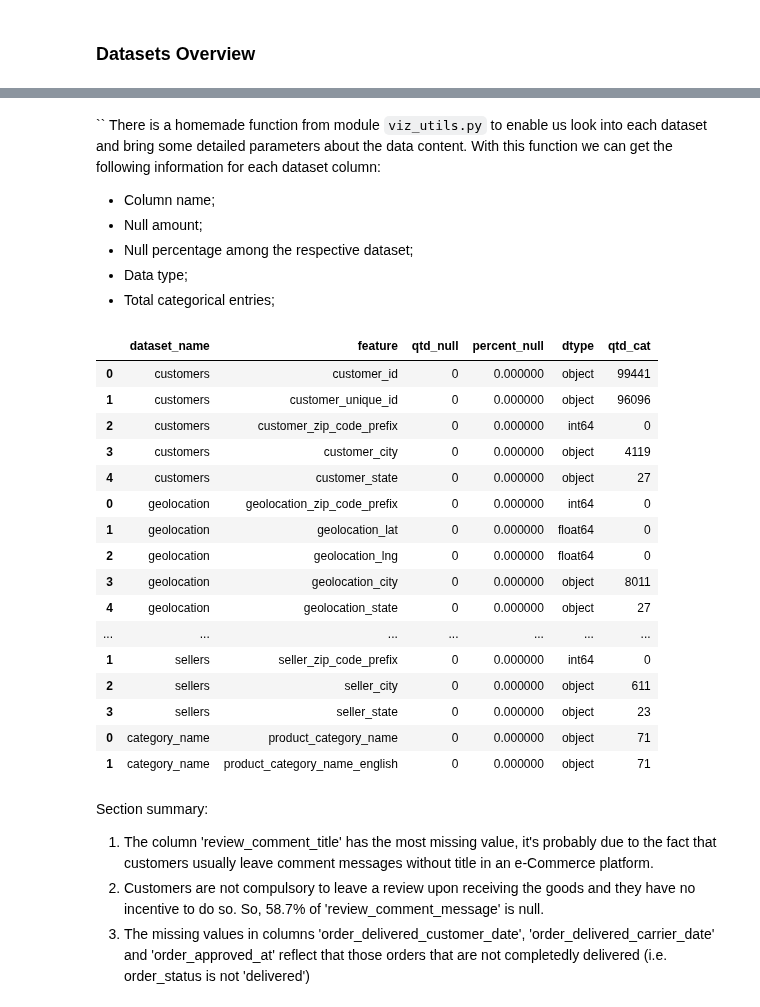
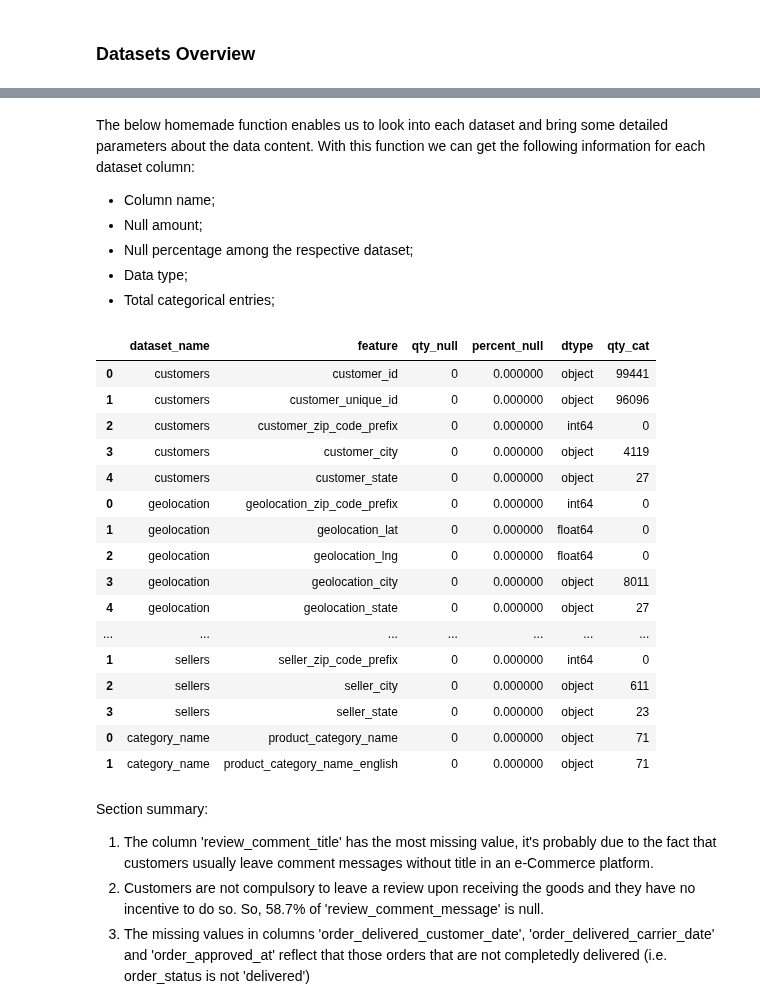
Before and after one commit to Janet-THY/GA_Projects, a Jupyter notebook: e-commerce_analysis_time_series_demand_forecasting/codes/01_Introduction_Data_Joining.ipynb, the cells around one changed output, grey strips where cells are left out. Cells and saved outputs as stored; diff of their text form; code cells hidden in the pictures.

```diff
--- a/e-commerce_analysis_time_series_demand_forecasting/codes/01_Introduction_Data_Joining.ipynb
+++ b/e-commerce_analysis_time_series_demand_forecasting/codes/01_Introduction_Data_Joining.ipynb
@@ -127,15 +127,15 @@ pd.set_option('display.max_colwidth', None)
 ## Load datasets
 # %%
 # Load all datasets
-customers_df = pd.read_csv('./datasets/olist_customers_dataset.csv')
-geolocation_df = pd.read_csv('./datasets/olist_geolocation_dataset.csv')
-order_items_df = pd.read_csv('./datasets/olist_order_items_dataset.csv')
-order_payments_df = pd.read_csv('./datasets/olist_order_payments_dataset.csv')
-order_reviews_df = pd.read_csv('./datasets/olist_order_reviews_dataset.csv')
-orders_df = pd.read_csv('./datasets/olist_orders_dataset.csv')
-products_df = pd.read_csv('./datasets/olist_products_dataset.csv')
-sellers_df = pd.read_csv('./datasets/olist_sellers_dataset.csv')
-category_name_df = pd.read_csv('./datasets/product_category_name_translation.csv')
+customers_df = pd.read_csv('../datasets/olist_customers_dataset.csv')
+geolocation_df = pd.read_csv('../datasets/olist_geolocation_dataset.csv')
+order_items_df = pd.read_csv('../datasets/olist_order_items_dataset.csv')
+order_payments_df = pd.read_csv('../datasets/olist_order_payments_dataset.csv')
+order_reviews_df = pd.read_csv('../datasets/olist_order_reviews_dataset.csv')
+orders_df = pd.read_csv('../datasets/olist_orders_dataset.csv')
+products_df = pd.read_csv('../datasets/olist_products_dataset.csv')
+sellers_df = pd.read_csv('../datasets/olist_sellers_dataset.csv')
+category_name_df = pd.read_csv('../datasets/product_category_name_translation.csv')
 # %%
 # create list of tuples (df, df_name) for datasets
 datasets = [(customers_df, 'customers'),
@@ -730,7 +730,7 @@ data_info.style.background_gradient()
 | 7 | sellers | 3095 | 4 | 0 | 0 |  |
 | 8 | category_name | 71 | 2 | 0 | 0 |  |
 # %% [markdown]
-`` There is a homemade function from module `viz_utils.py` to enable us look into each dataset and bring some detailed parameters about the data content. With this function we can get the following information for each dataset column:
+The below homemade function enables us to look into each dataset and bring some detailed parameters about the data content. With this function we can get the following information for each dataset column:
 
 - Column name;
 - Null amount;
@@ -738,20 +738,20 @@ data_info.style.background_gradient()
 - Data type;
 - Total categorical entries;
 # %%
-def data_overview(df, corr=False, label_name=None, sort_by='qtd_null', thresh_percent_null=0, thresh_corr_label=0):
+def data_overview(df, corr=False, label_name=None, sort_by='qty_null', thresh_percent_null=0, thresh_corr_label=0):
     """
-    Stages:
+    Steps:
         1. Survey of attributes with null data in the set
-        2. Analyze the primitive type os each attribute
+        2. Analyze the primitive type of each attribute
         3. Analyze the number of the entries in categorical attribute
-        4. Extract the pearson correlation with thetarget for each attribute
+        4. Extract the pearson correlation with the target for each attribute
         5. Apply rules defined in the arguments
         6. Return the created overview dataset
 
     Arguments:
         df -- DataFrame to parse [pandas.DataFrame]
         label_name -- target variable name [string]
-        sort_by -- overview of dataset sort column [string - default: 'qtd_null']
+        sort_by -- overview of dataset sort column [string - default: 'qty_null']
         thresh_percent_null -- Null data filter [int - default: 0]
         threh_corr_label -- correlation filter with target [int - default: 0]
 
@@ -761,13 +761,12 @@ def data_overview(df, corr=False, label_name=None, sort_by='qtd_null', thresh_pe
 
     # Creating Dataframe with null information
     df_null = pd.DataFrame(df.isnull().sum()).reset_index()
-    df_null.columns = ['feature', 'qtd_null']
-    df_null['percent_null'] = df_null['qtd_null'] / len(df)
+    df_null.columns = ['feature', 'qty_null']
+    df_null['percent_null'] = df_null['qty_null'] / len(df)
 
     # Retuen primitive type and quantity of entries for categories
     df_null['dtype'] = df_null['feature'].apply(lambda x: df[x].dtype)
-    df_null['qtd_cat'] = [len(df[col].value_counts()) if df[col].dtype == 'object' else 0 for col in
-                          df_null['feature'].values]
+    df_null['qty_cat'] = [len(df[col].value_counts()) if df[col].dtype == 'object' else 0 for col in df_null['feature'].values]
 
     if corr:
         # Extract correlation information with target
@@ -792,16 +791,16 @@ def data_overview(df, corr=False, label_name=None, sort_by='qtd_null', thresh_pe
 # %%
 # create DataFrame of all datasets summary
 df_overview = pd.DataFrame({})
 name_col = []
 for df,df_name in datasets:
     name_col += [df_name] * df.shape[1]
-    df_overview = df_overview.append(data_overview(df))   # data_overview is a selfmade function in viz.utils
+    df_overview = df_overview.append(data_overview(df))   # data_overview function
     df_overview['dataset_name'] = name_col
 
-df_overview = df_overview.loc[:, ['dataset_name', 'feature', 'qtd_null', 'percent_null', 'dtype', 'qtd_cat']]
+df_overview = df_overview.loc[:, ['dataset_name', 'feature', 'qty_null', 'percent_null', 'dtype', 'qty_cat']]
 df_overview
 # %% [output]
-|  | dataset_name | feature | qtd_null | percent_null | dtype | qtd_cat |
+|  | dataset_name | feature | qty_null | percent_null | dtype | qty_cat |
 | 0 | customers | customer_id | 0 | 0.000000 | object | 99441 |
 | 1 | customers | customer_unique_id | 0 | 0.000000 | object | 96096 |
 | 2 | customers | customer_zip_code_prefix | 0 | 0.000000 | int64 | 0 |
```
Also changed, not shown: parts of 4 cells of this notebook.
